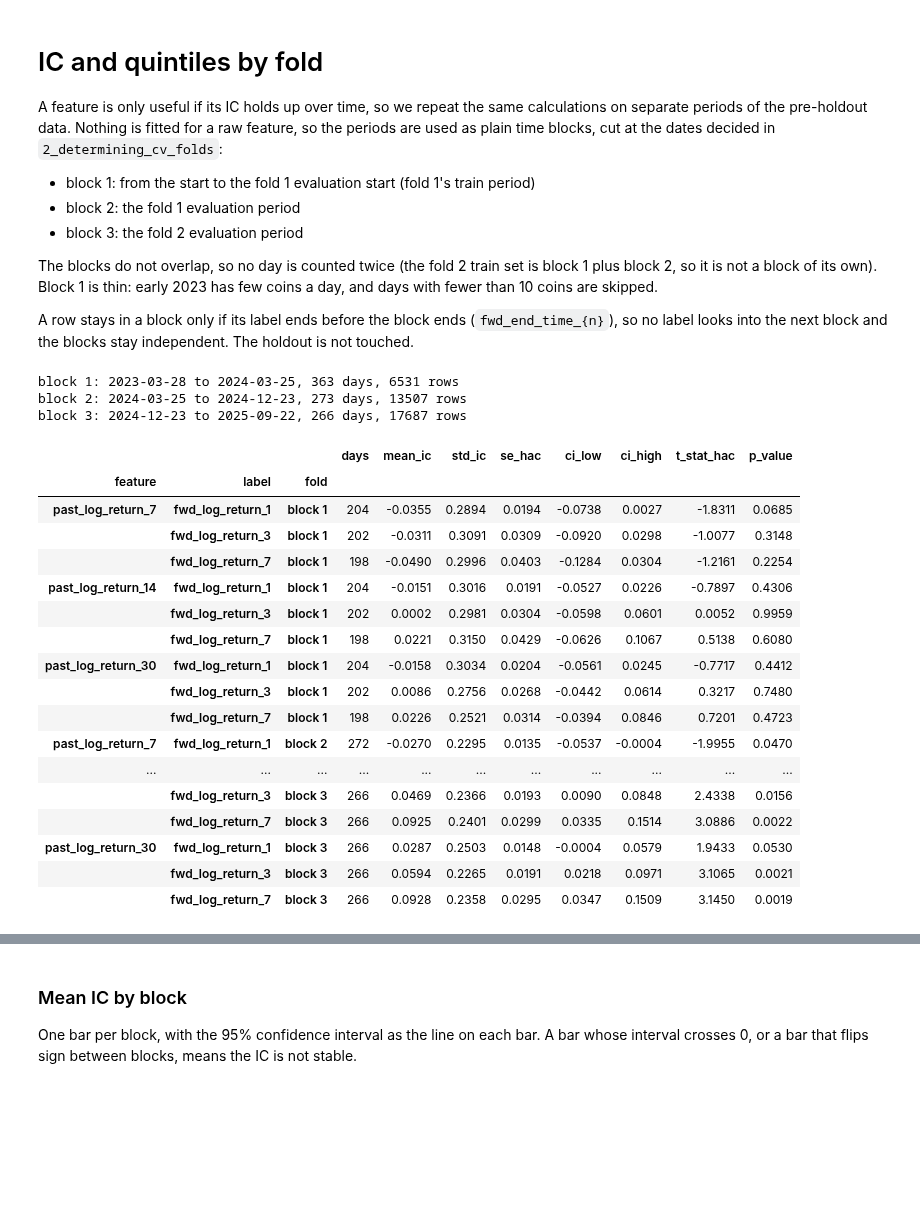
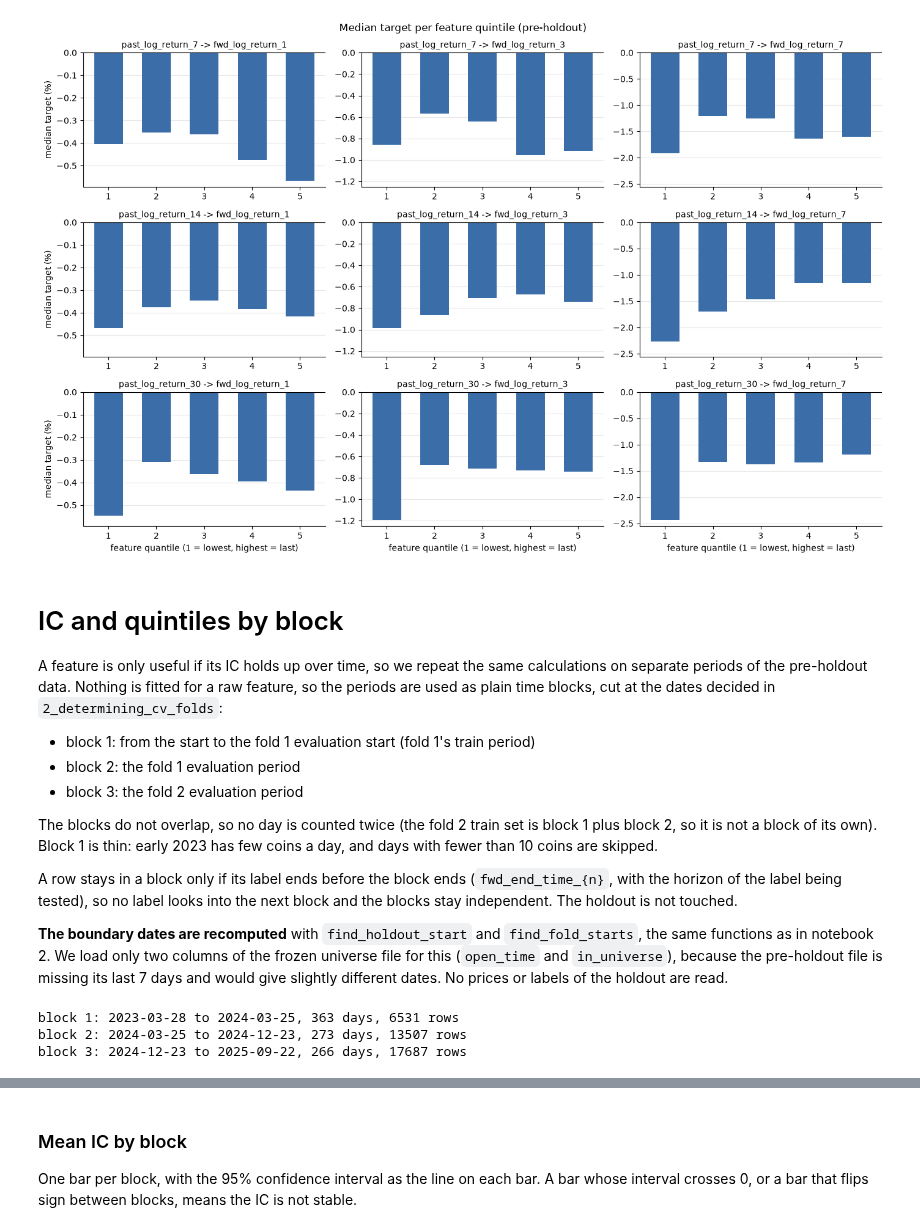
Before and after one commit to kumandgo369/wh_research, a Jupyter notebook: notebooks/case_study_1/4_feature_evaluation.ipynb, the cells around one changed output, grey strips where cells are left out. Drawn from its saved outputs; the diff is of its cells as text; code cells hidden in the pictures; blank space fills up the shorter version.

```diff
--- a/notebooks/case_study_1/4_feature_evaluation.ipynb
+++ b/notebooks/case_study_1/4_feature_evaluation.ipynb
@@ -182,0 +111,4 @@ plt.show()
+# %%
+quantile_medians = quantile_table(df, features, list(labels), statistic="median", n_quantiles=N_QUANTILES, min_symbols=MIN_SYMBOLS)
+
+quantile_medians.round(3)
@@ -183,5 +127,10 @@ plt.show()
+# %%
+plot_quantile_means(quantile_medians, "Median target per feature quintile (pre-holdout)", ylabel="median target (%)")
+plt.show()
+# %% [output]
+[figure, added]
 # %% [markdown]
-# IC and quintiles by fold
+# IC and quintiles by block
 
 A feature is only useful if its IC holds up over time, so we repeat the same calculations on separate periods of the pre-holdout data. Nothing is fitted for a raw feature, so the periods are used as plain time blocks, cut at the dates decided in `2_determining_cv_folds`:
 
@@ -191,5 +140,7 @@ A feature is only useful if its IC holds up over time, so we repeat the same cal
 
 The blocks do not overlap, so no day is counted twice (the fold 2 train set is block 1 plus block 2, so it is not a block of its own). Block 1 is thin: early 2023 has few coins a day, and days with fewer than 10 coins are skipped.
 
-A row stays in a block only if its label ends before the block ends (`fwd_end_time_{n}`), so no label looks into the next block and the blocks stay independent. The holdout is not touched.
+A row stays in a block only if its label ends before the block ends (`fwd_end_time_{n}`, with the horizon of the label being tested), so no label looks into the next block and the blocks stay independent. The holdout is not touched.
+
+**The boundary dates are recomputed** with `find_holdout_start` and `find_fold_starts`, the same functions as in notebook 2. We load only two columns of the frozen universe file for this (`open_time` and `in_universe`), because the pre-holdout file is missing its last 7 days and would give slightly different dates. No prices or labels of the holdout are read.
 # %%
@@ -227,48 +169,0 @@ def fold_rows(df, start, end, n):
-# %%
-rows = []
-for fold, (start, end) in folds.items():
-    for feature in features:
-        for label, n in labels.items():
-            # the rows of this block, purged for this label's horizon
-            block = fold_rows(df, start, end, n)
-            # the daily ICs of this pair inside the block
-            ic = daily_ic(block, feature, label).dropna()
-            # test the mean IC against 0, using as many lags as the label has days
-            mean_ic, se, t_stat, p_value, ci_low, ci_high = hac_test(ic, n)
-            # one row of the summary
-            rows.append({
-                "feature": feature,
-                "label": label,
-                "fold": fold,
-                "days": len(ic),
-                "mean_ic": mean_ic,
-                "std_ic": ic.std(),
-                "se_hac": se,
-                "ci_low": ci_low,
-                "ci_high": ci_high,
-                "t_stat_hac": t_stat,
-                "p_value": p_value,
-            })
-
-# the summary table: the three blocks of a pair sit next to each other
-fold_summary = pd.DataFrame(rows).set_index(["feature", "label", "fold"]).round(4)
-fold_summary
-# %% [output]
-|  |  |  | days | mean_ic | std_ic | se_hac | ci_low | ci_high | t_stat_hac | p_value |
-| feature | label | fold |  |  |  |  |  |  |  |  |
-| past_log_return_7 | fwd_log_return_1 | block 1 | 204 | -0.0355 | 0.2894 | 0.0194 | -0.0738 | 0.0027 | -1.8311 | 0.0685 |
-|  | fwd_log_return_3 | block 1 | 202 | -0.0311 | 0.3091 | 0.0309 | -0.0920 | 0.0298 | -1.0077 | 0.3148 |
-|  | fwd_log_return_7 | block 1 | 198 | -0.0490 | 0.2996 | 0.0403 | -0.1284 | 0.0304 | -1.2161 | 0.2254 |
-| past_log_return_14 | fwd_log_return_1 | block 1 | 204 | -0.0151 | 0.3016 | 0.0191 | -0.0527 | 0.0226 | -0.7897 | 0.4306 |
-|  | fwd_log_return_3 | block 1 | 202 | 0.0002 | 0.2981 | 0.0304 | -0.0598 | 0.0601 | 0.0052 | 0.9959 |
-|  | fwd_log_return_7 | block 1 | 198 | 0.0221 | 0.3150 | 0.0429 | -0.0626 | 0.1067 | 0.5138 | 0.6080 |
-| past_log_return_30 | fwd_log_return_1 | block 1 | 204 | -0.0158 | 0.3034 | 0.0204 | -0.0561 | 0.0245 | -0.7717 | 0.4412 |
-|  | fwd_log_return_3 | block 1 | 202 | 0.0086 | 0.2756 | 0.0268 | -0.0442 | 0.0614 | 0.3217 | 0.7480 |
-|  | fwd_log_return_7 | block 1 | 198 | 0.0226 | 0.2521 | 0.0314 | -0.0394 | 0.0846 | 0.7201 | 0.4723 |
-| past_log_return_7 | fwd_log_return_1 | block 2 | 272 | -0.0270 | 0.2295 | 0.0135 | -0.0537 | -0.0004 | -1.9955 | 0.0470 |
-| ... | ... | ... | ... | ... | ... | ... | ... | ... | ... | ... |
-|  | fwd_log_return_3 | block 3 | 266 | 0.0469 | 0.2366 | 0.0193 | 0.0090 | 0.0848 | 2.4338 | 0.0156 |
-|  | fwd_log_return_7 | block 3 | 266 | 0.0925 | 0.2401 | 0.0299 | 0.0335 | 0.1514 | 3.0886 | 0.0022 |
-| past_log_return_30 | fwd_log_return_1 | block 3 | 266 | 0.0287 | 0.2503 | 0.0148 | -0.0004 | 0.0579 | 1.9433 | 0.0530 |
-|  | fwd_log_return_3 | block 3 | 266 | 0.0594 | 0.2265 | 0.0191 | 0.0218 | 0.0971 | 3.1065 | 0.0021 |
-|  | fwd_log_return_7 | block 3 | 266 | 0.0928 | 0.2358 | 0.0295 | 0.0347 | 0.1509 | 3.1450 | 0.0019 |
```
Also changed, not shown: parts of 38 cells of this notebook, 21 other files.
